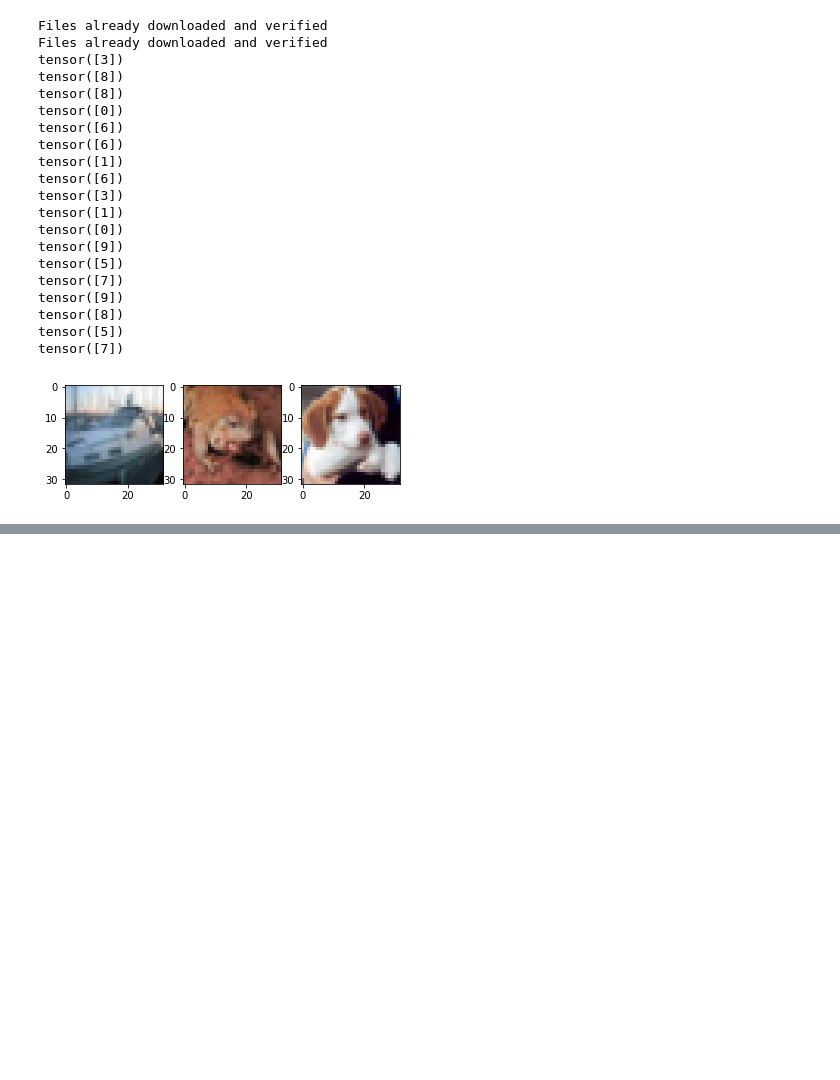
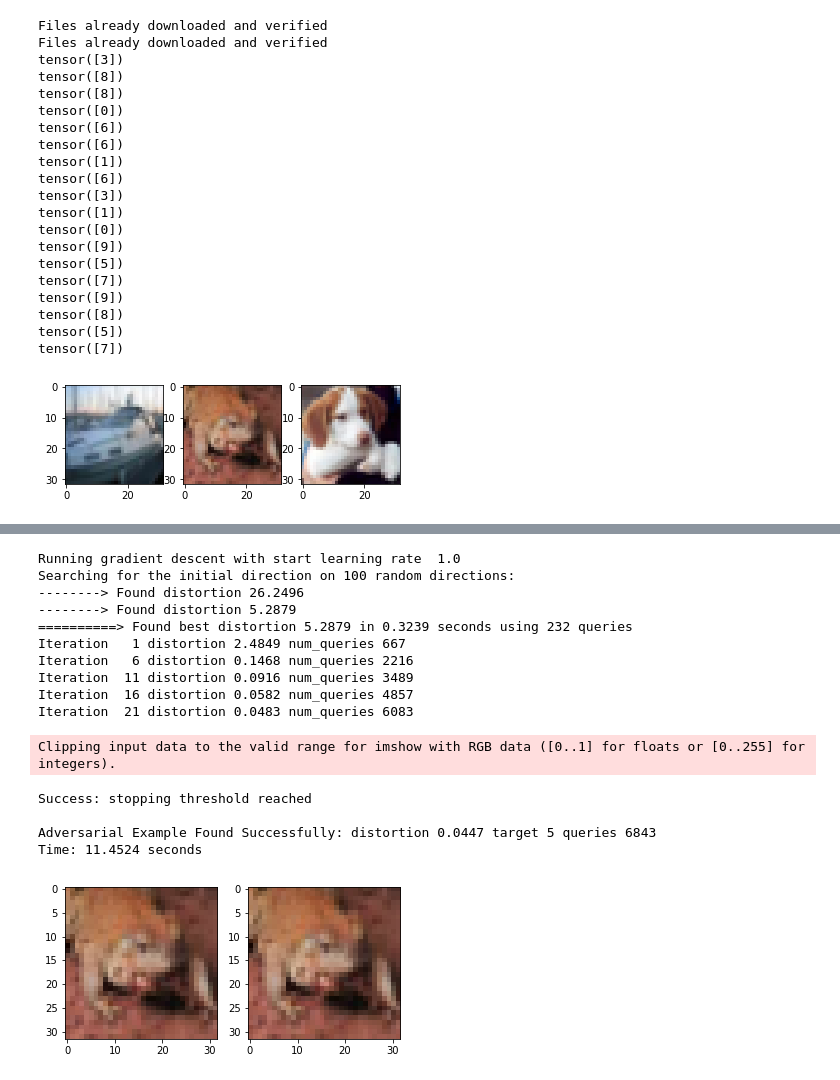
Before and after one commit to cmhcbb/attackbox, a Jupyter notebook: sign_sgd/test_cifar.ipynb, the cells around one changed output, grey strips where cells are left out. Cells and saved outputs as stored; diff of their text form; code cells hidden in the pictures; blank space fills up the shorter version.

```diff
--- a/sign_sgd/test_cifar.ipynb
+++ b/sign_sgd/test_cifar.ipynb
@@ -127,0 +127,21 @@ Time: 30.5948 seconds
+# %%
+attack = OPT_attack_sign_SGD(amodel)
+adv_sign, dist_sign = attack(x.cuda(), y.cuda(), seed=seed)
+plot_adv(x, adv_sign)
+# %% [output]
+Running gradient descent with start learning rate  1.0
+Searching for the initial direction on 100 random directions:
+--------> Found distortion 26.2496
+--------> Found distortion 5.2879
+==========> Found best distortion 5.2879 in 0.3239 seconds using 232 queries
+Iteration   1 distortion 2.4849 num_queries 667
+Iteration   6 distortion 0.1468 num_queries 2216
+Iteration  11 distortion 0.0916 num_queries 3489
+Iteration  16 distortion 0.0582 num_queries 4857
+Iteration  21 distortion 0.0483 num_queries 6083
+Clipping input data to the valid range for imshow with RGB data ([0..1] for floats or [0..255] for integers).
+Success: stopping threshold reached
+
+Adversarial Example Found Successfully: distortion 0.0447 target 5 queries 6843
+Time: 11.4524 seconds
+[figure, added]
```
Also changed, not shown: parts of 34 cells of this notebook, 20 other files.
